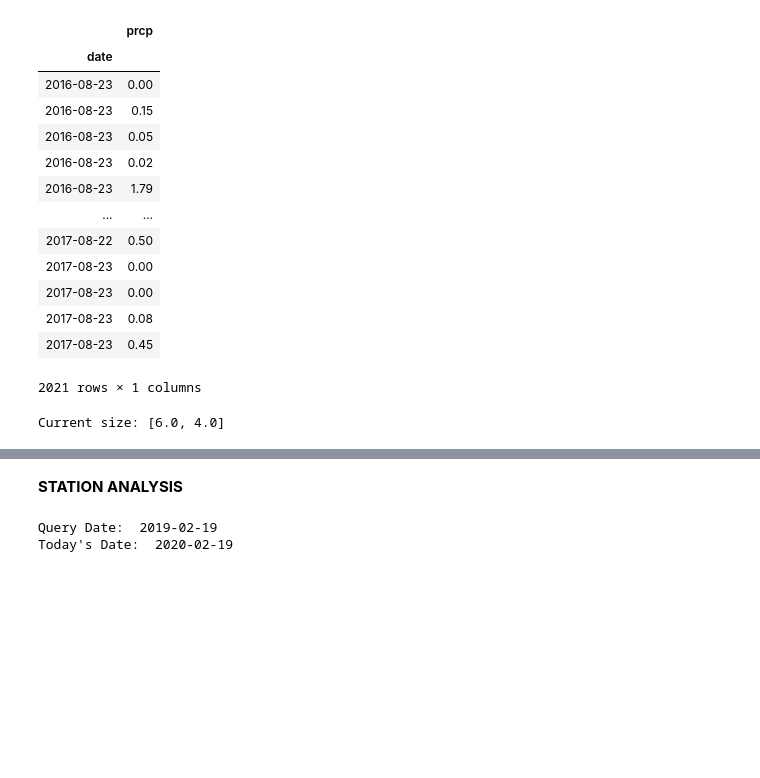
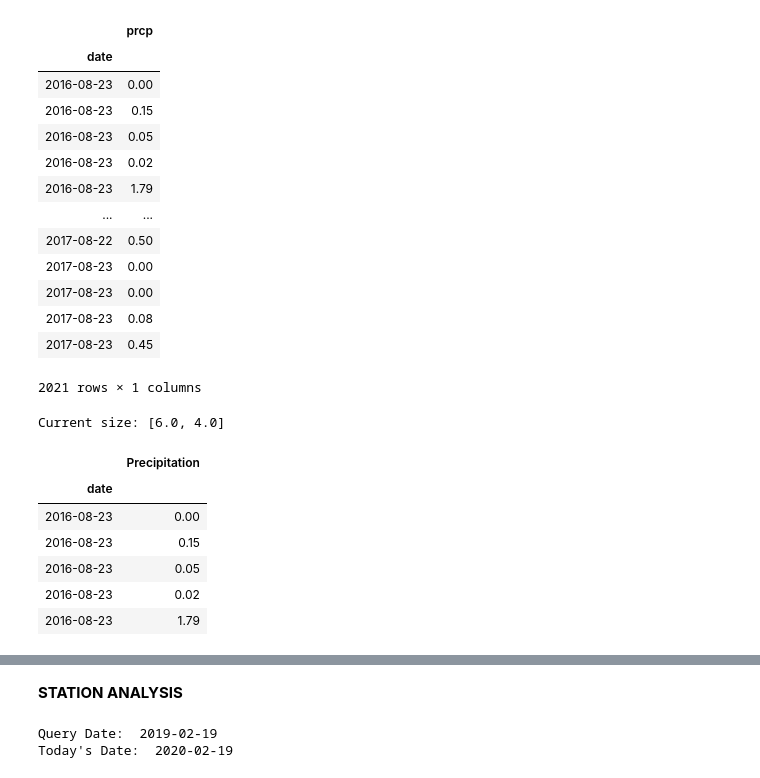
Before and after one commit to VallieTracy/sqlalchemy-challenge, a Jupyter notebook: main.ipynb, the cells around one changed output, grey strips where cells are left out. Drawn from its saved outputs; the diff is of its cells as text; code cells hidden in the pictures; blank space fills up the shorter version.

```diff
--- a/main.ipynb
+++ b/main.ipynb
@@ -122,6 +122,17 @@ fig_size[1] = 9
 plt.rcParams["figure.figsize"] = fig_size
 # %% [output]
 Current size: [6.0, 4.0]
+# %%
+precip_df=precip_df.rename(columns={"prcp":"Precipitation"})
+precip_df.head()
+# %% [output]
+|  | Precipitation |
+| date |  |
+| 2016-08-23 | 0.00 |
+| 2016-08-23 | 0.15 |
+| 2016-08-23 | 0.05 |
+| 2016-08-23 | 0.02 |
+| 2016-08-23 | 1.79 |
 # %%
 # COME BACK TO THIS LATER; DINK AROUND WITH FIVETHIRTYEIGHT
 # Use Pandas Plotting with Matplotlib to plot the data
```
Also changed, not shown: parts of 2 cells of this notebook, 1 other file.
